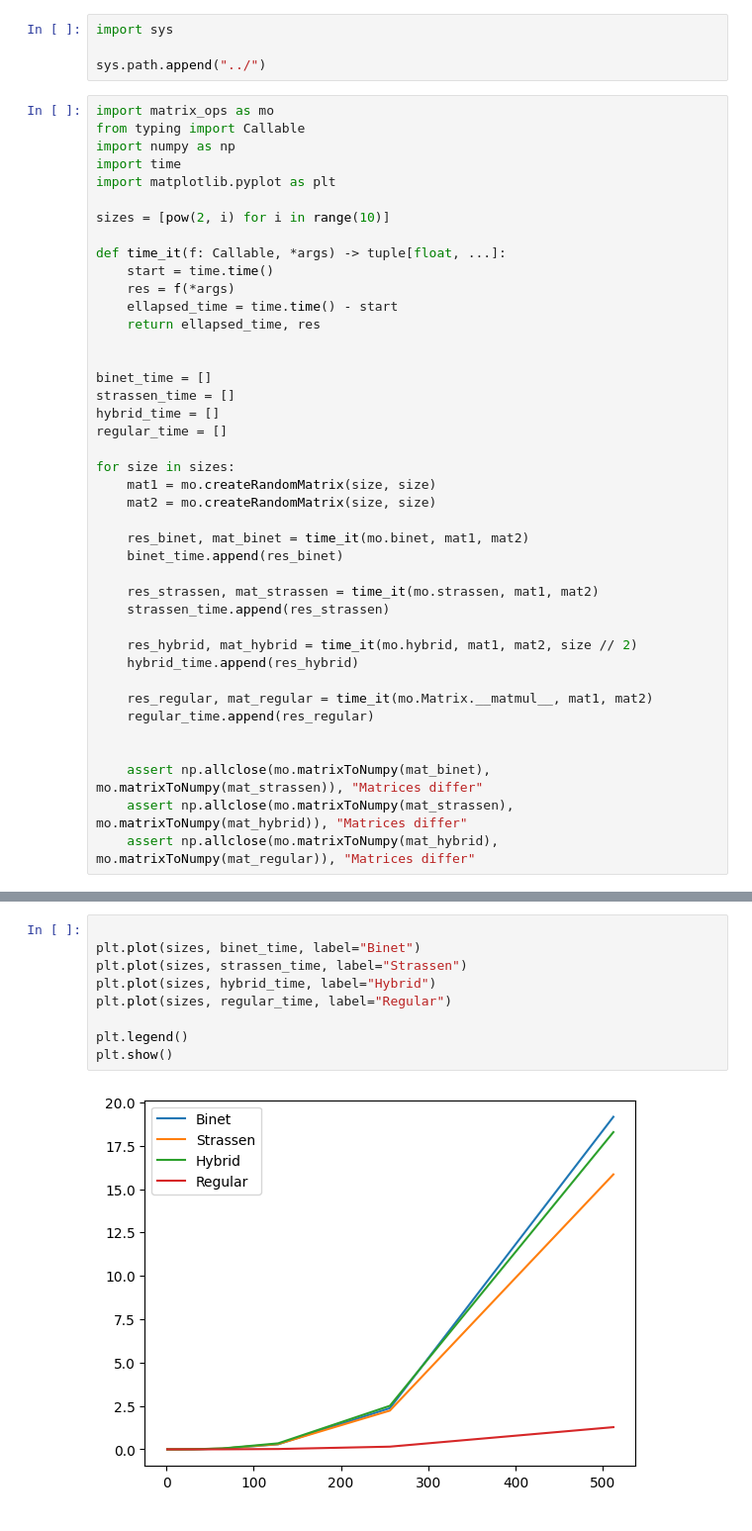
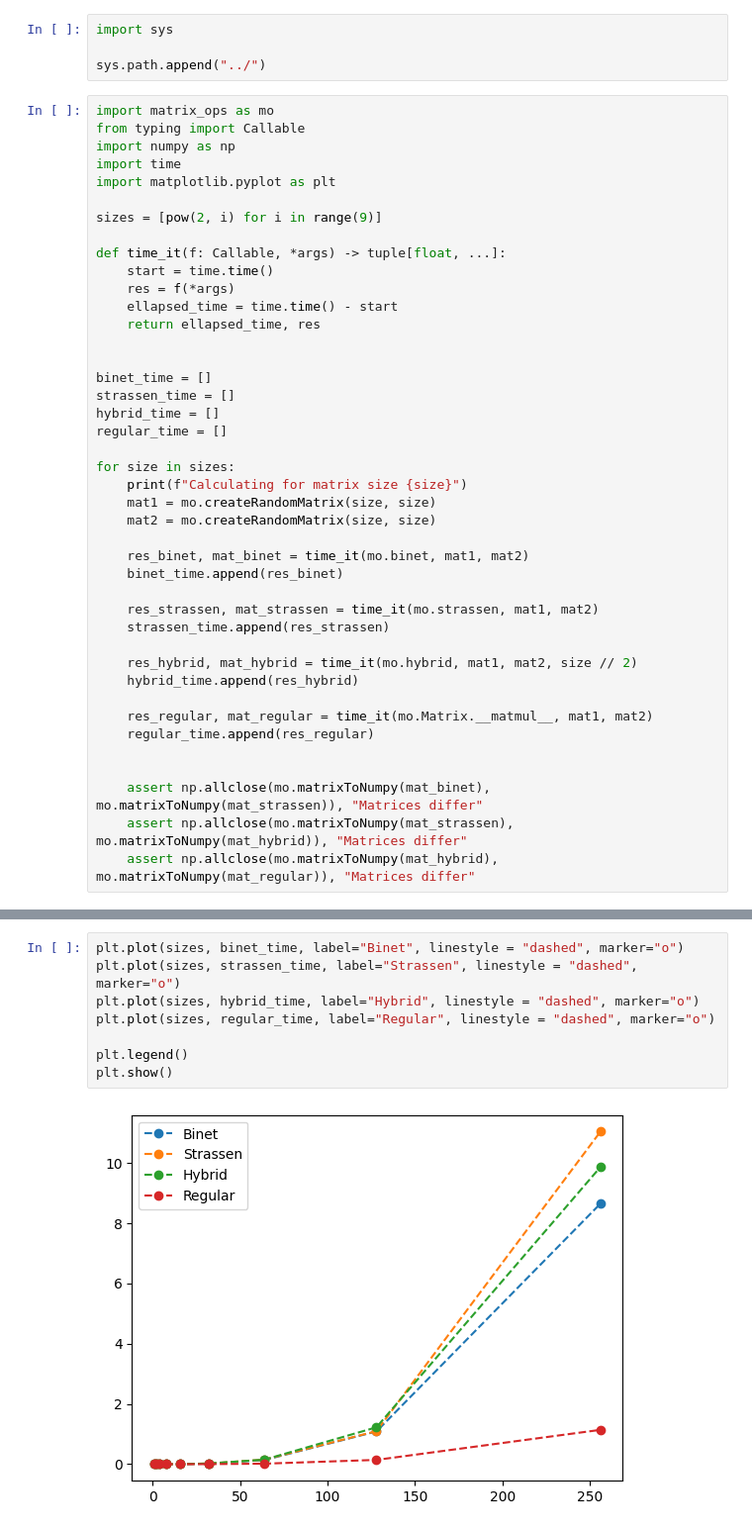
Before and after one commit to mnozkiewicz/Matrix-Calculus, a Jupyter notebook: reports/report1.ipynb, the cells around one changed output, grey strips where cells are left out. Shown: that part at 99% size. Cells and saved outputs as stored; diff of their text form.

```diff
--- a/reports/report1.ipynb
+++ b/reports/report1.ipynb
@@ -9,7 +9,7 @@ import numpy as np
 import time
 import matplotlib.pyplot as plt
 
-sizes = [pow(2, i) for i in range(10)]
+sizes = [pow(2, i) for i in range(9)]
 
 def time_it(f: Callable, *args) -> tuple[float, ...]:
     start = time.time()
@@ -24,6 +24,7 @@ hybrid_time = []
 regular_time = []
 
 for size in sizes:
+    print(f"Calculating for matrix size {size}")
     mat1 = mo.createRandomMatrix(size, size)
     mat2 = mo.createRandomMatrix(size, size)
 
@@ -46,11 +57,10 @@ for size in sizes:
 # %%
-
-plt.plot(sizes, binet_time, label="Binet")
-plt.plot(sizes, strassen_time, label="Strassen")
-plt.plot(sizes, hybrid_time, label="Hybrid")
-plt.plot(sizes, regular_time, label="Regular")
+plt.plot(sizes, binet_time, label="Binet", linestyle = "dashed", marker="o")
+plt.plot(sizes, strassen_time, label="Strassen", linestyle = "dashed", marker="o")
+plt.plot(sizes, hybrid_time, label="Hybrid", linestyle = "dashed", marker="o")
+plt.plot(sizes, regular_time, label="Regular", linestyle = "dashed", marker="o")
 
 plt.legend()
 plt.show()
 # %% [output]
-[figure, old version]
+[figure, new version]
```
Also changed, not shown: parts of 7 cells of this notebook.
